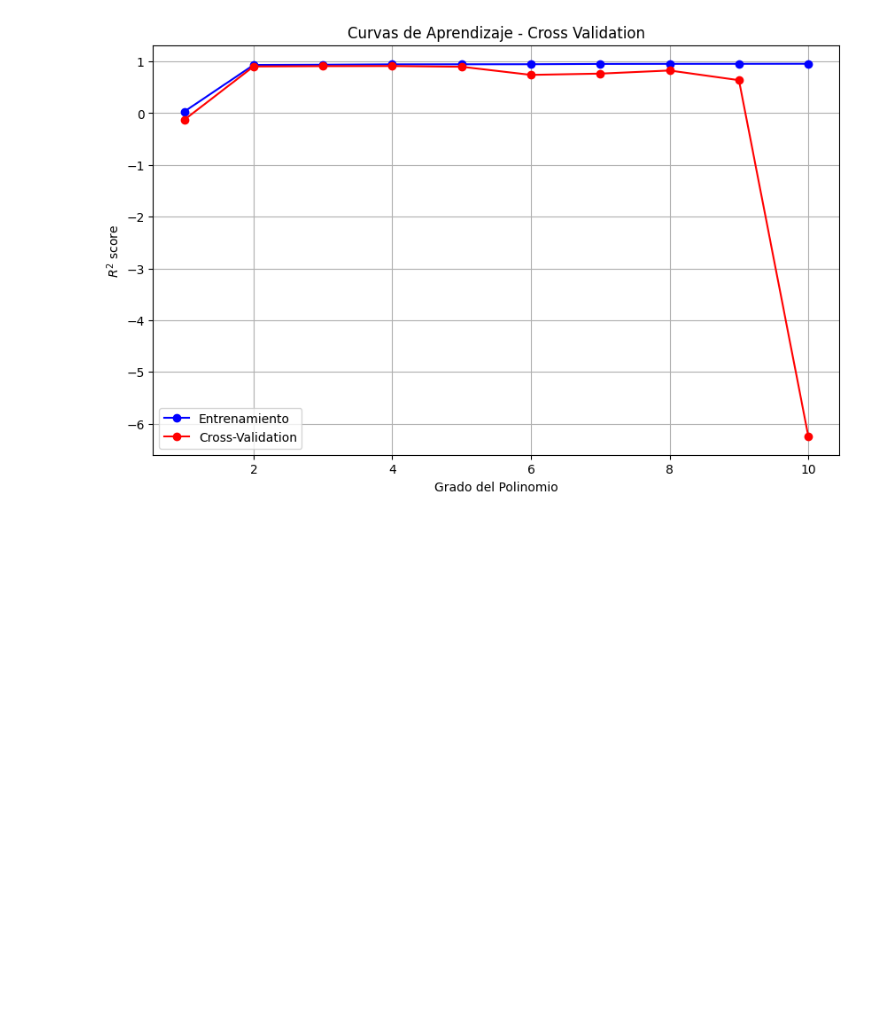
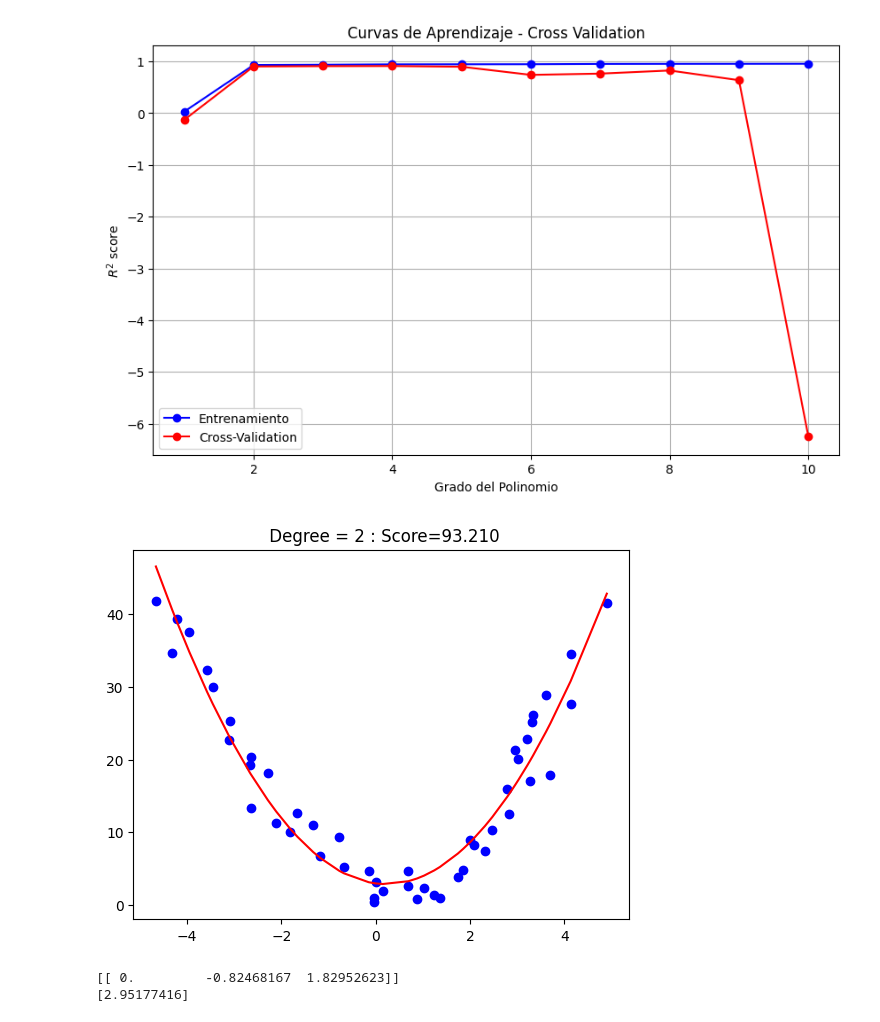
Before and after one commit to Kinlo-sama/reconocimientoPatrones, a Jupyter notebook: Homeworks/regresionPolinomica/regresionPolinomica02.ipynb, the cells around one changed output. Drawn from its saved outputs; the diff is of its cells as text; code cells hidden in the pictures; blank space fills up the shorter version.

```diff
--- a/Homeworks/regresionPolinomica/regresionPolinomica02.ipynb
+++ b/Homeworks/regresionPolinomica/regresionPolinomica02.ipynb
@@ -53,3 +53,32 @@ degrees, train_scores, cv_scores = evaluate_polynomial_models(x, y, max_degree=1
 plot_cv_results(degrees, train_scores, cv_scores)
 # %% [output]
 [figure]
+# %%
+def testDegreeX(x,y,degree, plot=False):
+    poly = PolynomialFeatures(degree=degree)
+    x_poly2 = poly.fit_transform(x)
+
+    model2 = LinearRegression()
+    model2.fit(x_poly2, y)
+
+    a2=model2.coef_
+    b2=model2.intercept_
+
+    y_pred = model2.predict(x_poly2)
+    score = round(model2.score(x_poly2,y) * 100, 2)
+    if plot:
+        plt.scatter(x, y, color= 'blue')
+        plt.plot(x,y_pred,color='red')
+        plt.title(f" Degree = {degree} : Score={score:.3f}")
+        plt.show()
+    return score, a2, b2
+# %%
+score, a, b = testDegreeX(x,y,2,True)
+# %% [output]
+[figure, added]
+# %%
+print(a)
+print(b)
+# %% [output]
+[[ 0.         -0.82468167  1.82952623]]
+[2.95177416]
```
Also changed, not shown: 11 other files.
